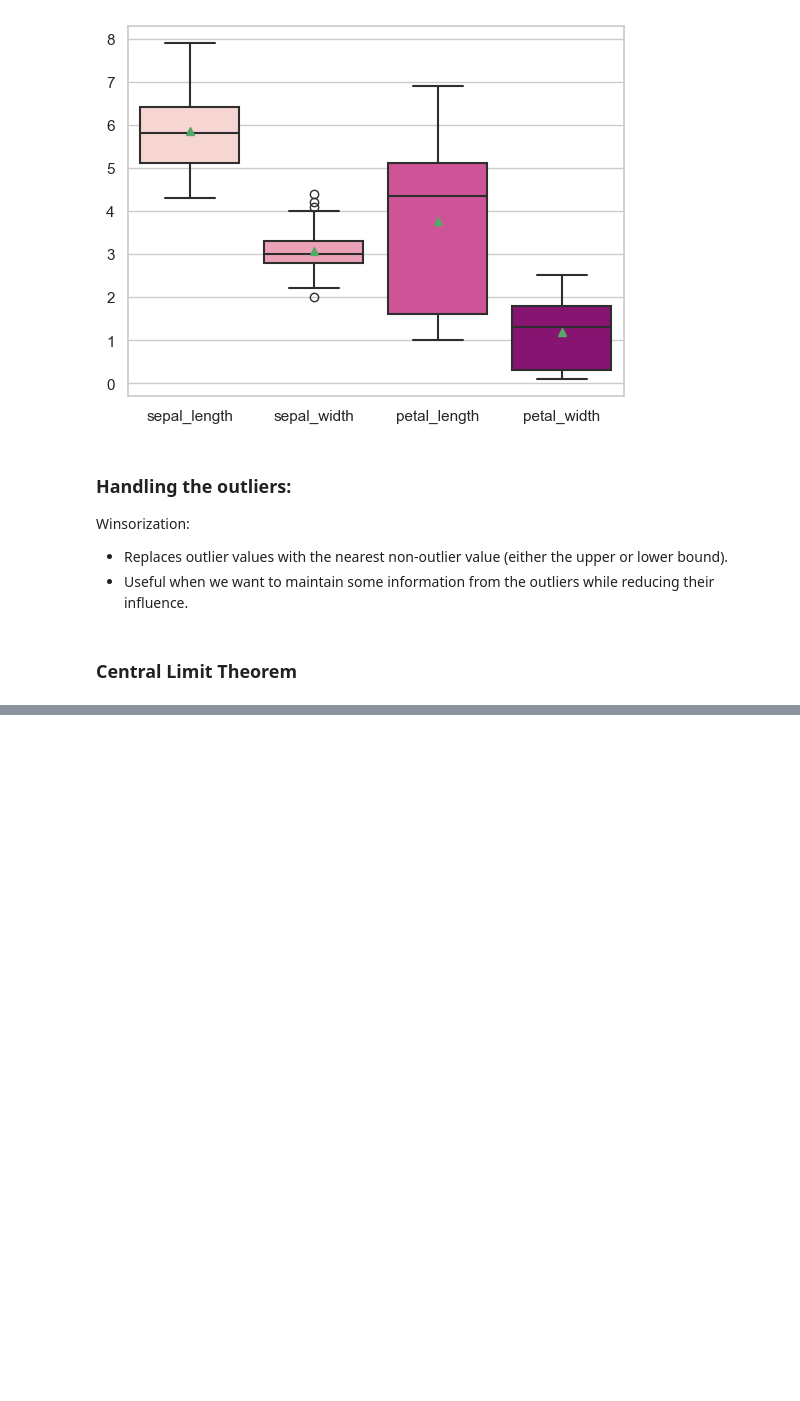
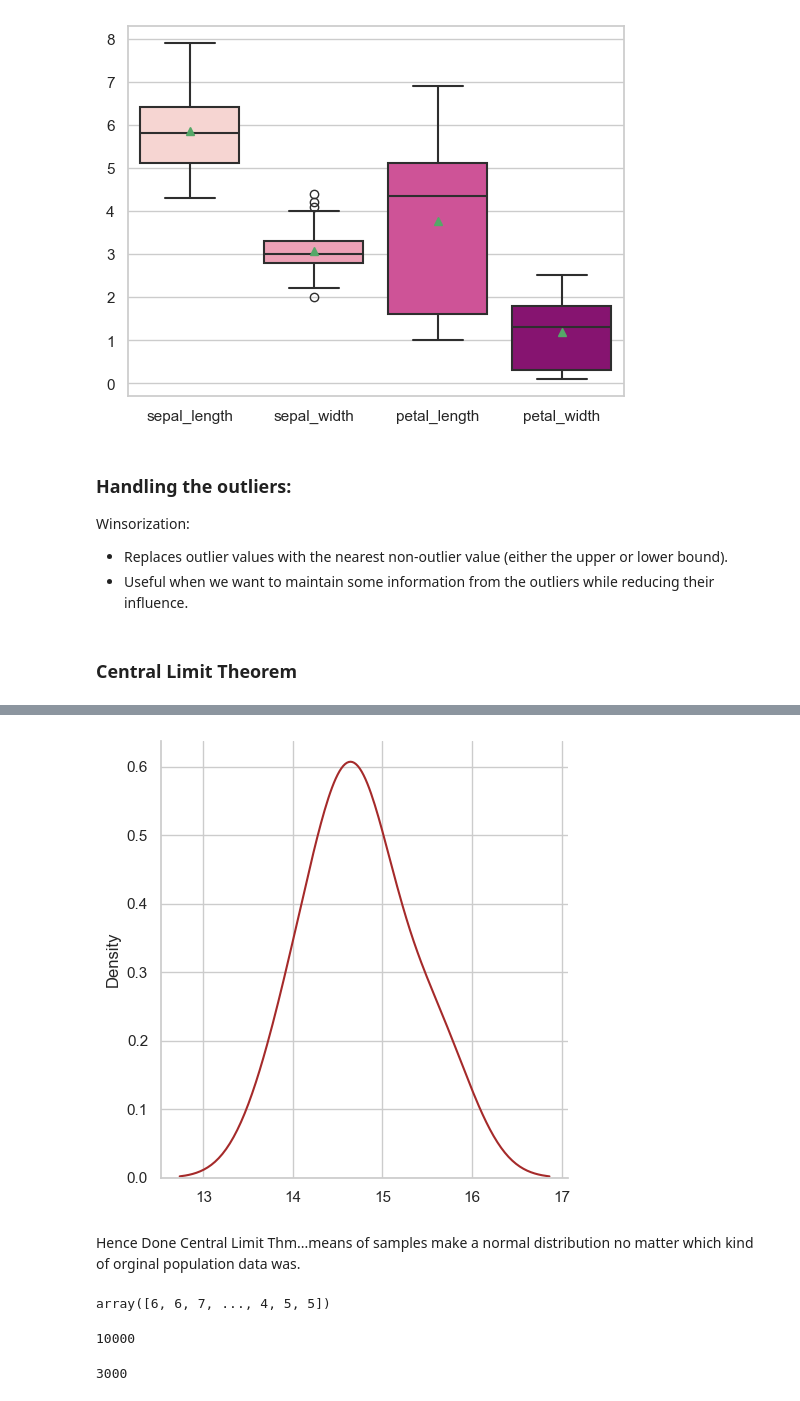
Before and after one commit to rashmiKumari03/Statistics_practical_FSDM_rev, a Jupyter notebook: Statistics_Practical_.ipynb, the cells around one changed output, grey strips where cells are left out. Saved outputs shown, nothing was run; the diff lists cells and outputs as text; code cells hidden in the pictures; blank space fills up the shorter version.

```diff
--- a/Statistics_Practical_.ipynb
+++ b/Statistics_Practical_.ipynb
@@ -1796,0 +1829,8 @@ print("Mean of the Population:",np.mean(population))
+# %%
+# we are constructing many samples..for now lets say jus tto understand in small taking size = 5
+
+sample1= np.random.choice(population,20)
+sample2= np.random.choice(population,20)
+sample3= np.random.choice(population,20)
+sample4= np.random.choice(population,20)
+sample5= np.random.choice(population,20)
@@ -1796,0 +1861,11 @@ print("Mean of the Population:",np.mean(population))
+# %%
+# Lets Plot these samples mean using distplot or histplot with kde...we want to see the pdf how it looks...
+# Firslty finding the mean of each sample.
+
+samples = [sample1,sample2,sample3,sample4,sample5]
+means_of_samples =[]
+
+for s in samples:
+    print(f"Mean of {s} is :    {np.mean(s)}")
+    print('_'*100)
+    means_of_samples.append(np.mean(s))
@@ -1796,0 +1883,9 @@ print("Mean of the Population:",np.mean(population))
+# %%
+# Lets plot it :
+
+sns.displot(means_of_samples,kind='kde',color='brown')
+plt.show()
+# %% [output]
+[figure, added]
+# %% [markdown]
+Hence Done Central Limit Thm...means of samples make a normal distribution no matter which kind of orginal population data was.
@@ -1796,0 +1897,15 @@ print("Mean of the Population:",np.mean(population))
+# %%
+population
+# %% [output]
+array([6, 6, 7, ..., 4, 5, 5])
+# %%
+len(population)
+# %% [output]
+10000
+# %%
+# Lets say 30% of the population would be the sample.
+
+size = int(len(population)*0.30)
+print(size)
+# %% [output]
+3000
```
Also changed, not shown: parts of 41 cells of this notebook, 4 other files.
